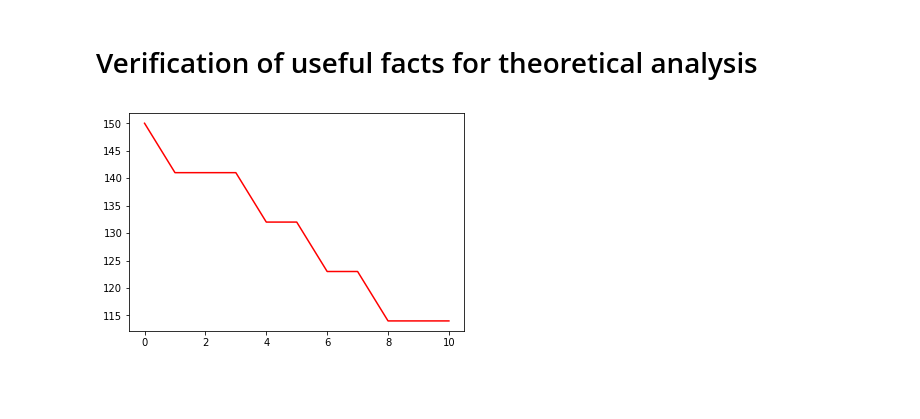
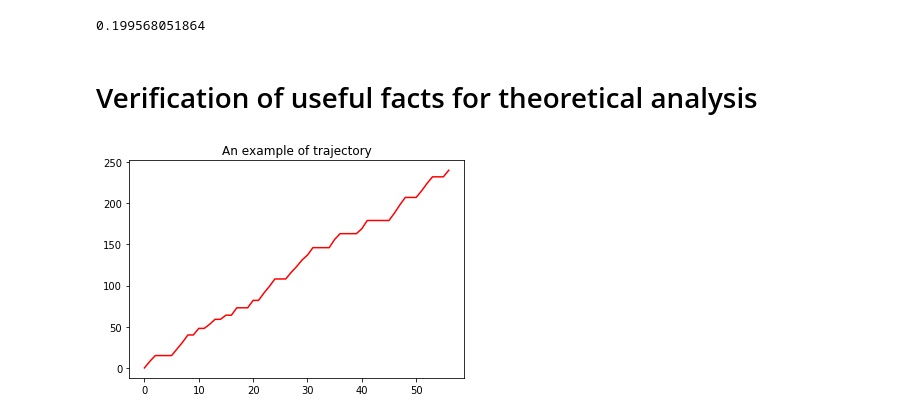
Before and after one commit to PierreMarion23/EA_P2_binder, a Jupyter notebook: simulation_sans_telomerase.ipynb, the cells around one changed output. Drawn from its saved outputs; the diff is of its cells as text; code cells hidden in the pictures; blank space fills up the shorter version.

```diff
--- a/simulation_sans_telomerase.ipynb
+++ b/simulation_sans_telomerase.ipynb
@@ -188,0 +170,13 @@ print(np.std(T_final)/np.mean(T_final))
+# %%
+n_exp = 10000
+L_finales = []
+T_final = []
+for exp in range(n_exp):
+    T = 0
+    list_lengths = [initialisation_from_distr() for k in range(32)]
+    longueur = min(list_lengths)
+    while longueur > length_senescence:
+        T += 1
+        list_lengths = evolution(list_lengths)
+        longueur = min(list_lengths)
+    T_final.append(T)
@@ -188,0 +197,9 @@ print(np.std(T_final)/np.mean(T_final))
+# %%
+n_exp = 10000
+L_finales = []
+T_final = []
+for exp in range(n_exp):
+    T = 0
+    list_lengths = [initialisation_from_distr() for k in range(32)]
+    longueur = min(list_lengths)
+    T_final.append(int((longueur-length_senescence)/3.75)+1)
@@ -189,19 +212,30 @@ print(np.std(T_final)/np.mean(T_final))
+# %%
+# Coefficient of variation for single founder cell, asymmetric telomere replication model
+# In [1], they find 0.20 +- 0.03
+print(np.std(T_final)/np.mean(T_final))
+# %% [output]
+0.199568051864
 # %% [markdown]
 # Verification of useful facts for theoretical analysis
 # %%
-def evolution_simple(longueur):
+def simple_evolution(longueur):
     x = npr.rand()
     if x > 0.5:
-        return longueur - npr.randint(5, 11)
+        return longueur + npr.randint(5, 11)
     return longueur
+# %%
+a = 240         # for instance, not too far from the biological value
 # %%
-T = 10
-longueur = 150
+# An example of trajectory
+T = 0
+longueur = 0
 L = [longueur]
-for t in range(T):
-    longueur = evolution_simple(longueur)
+while longueur < a:
+    T += 1
+    longueur = simple_evolution(longueur)
     L.append(longueur)
 plt.plot(range(T+1), L, color='red')
+plt.title('An example of trajectory')
 plt.show()
 # %% [output]
-[figure, old version]
+[figure, new version]
```
Also changed, not shown: parts of 66 cells of this notebook, 1 other file.
